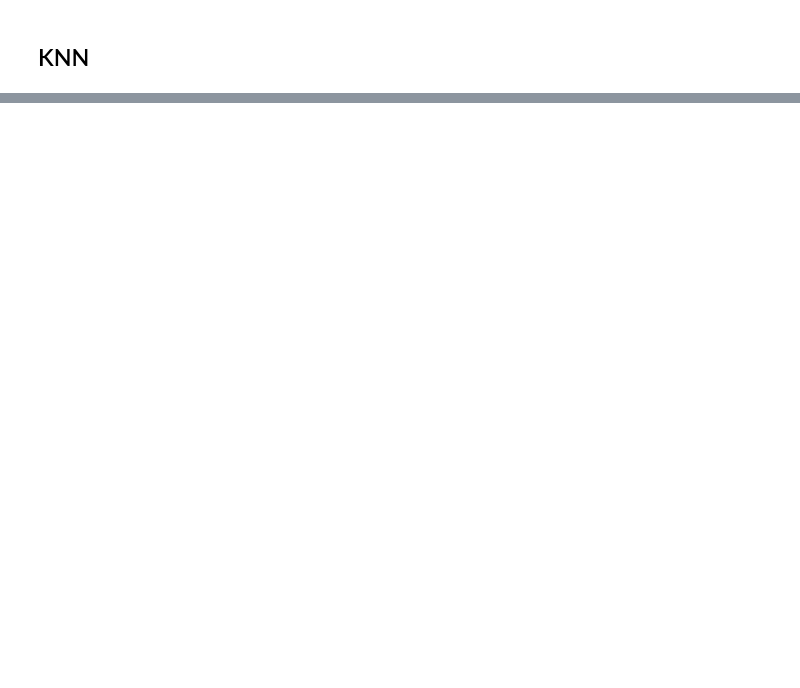
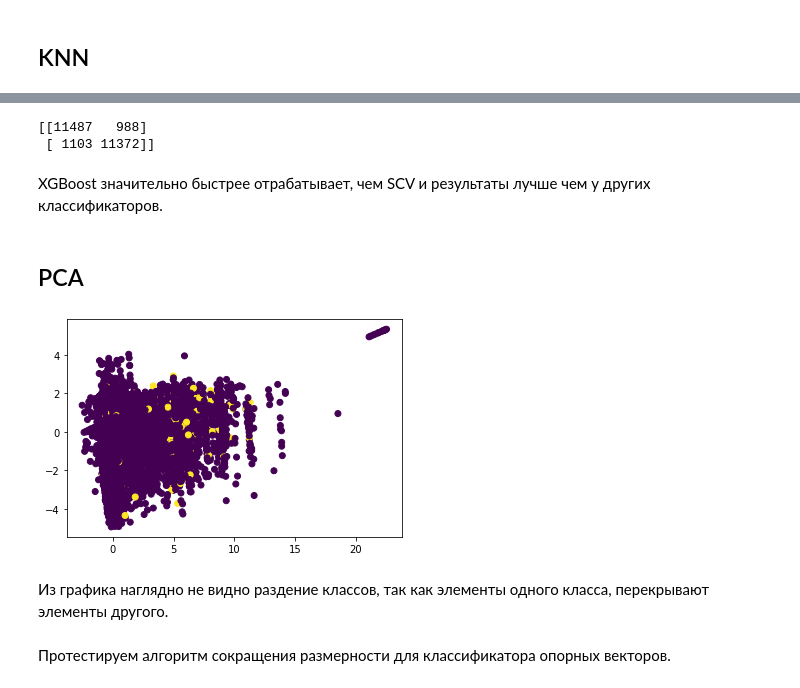
Before and after one commit to GoshanX/MachineLearningUNN, a Jupyter notebook: Claim prediction.ipynb, the cells around one changed output, grey strips where cells are left out. Saved outputs shown, nothing was run; the diff lists cells and outputs as text; code cells hidden in the pictures; blank space fills up the shorter version.

```diff
--- a/Claim prediction.ipynb
+++ b/Claim prediction.ipynb
@@ -510,0 +684,25 @@ print(confusion_matrix(y_test, y_test_predict))
+# %%
+print(confusion_matrix(y_test, y_xgb))
+# %% [output]
+[[11487   988]
+ [ 1103 11372]]
+# %% [markdown]
+XGBoost значительно быстрее отрабатывает, чем SCV и результаты лучше чем у других классификаторов.
+# %% [markdown]
+## PCA
+# %%
+pca = PCA(n_components=2)
+pca.fit(X)
+X_pca2 = pca.transform(X)
+
+fig, ax = plt.subplots()
+
+ax.scatter(X_pca2[:,0], X_pca2[:,1],
+           c = y.values)
+plt.show()
+# %% [output]
+[figure, added]
+# %% [markdown]
+Из графика наглядно не видно раздение классов, так как элементы одного класса, перекрывают элементы другого.
+# %% [markdown]
+Протестируем алгоритм сокращения размерности для классификатора опорных векторов.
```
Also changed, not shown: parts of 77 cells of this notebook.
